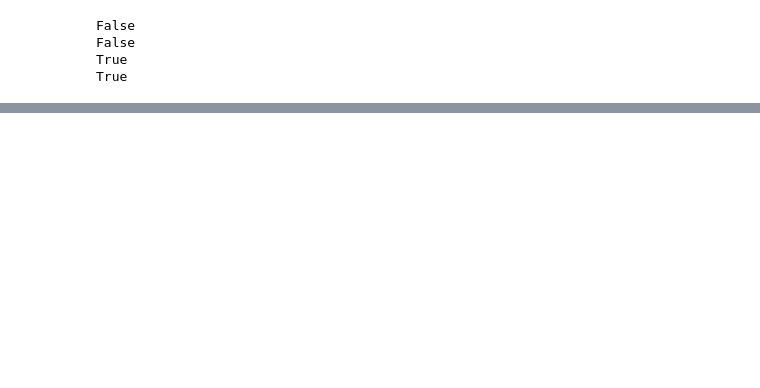
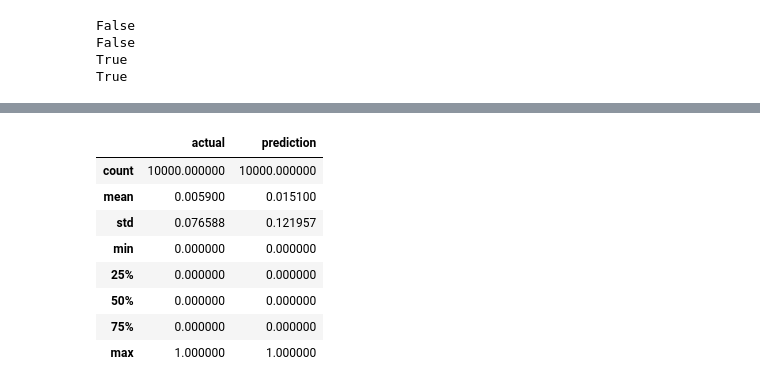
Before and after one commit to jplumb/FIW, a Jupyter notebook: main.ipynb, the cells around one changed output, grey strips where cells are left out. Saved outputs shown, nothing was run; the diff lists cells and outputs as text; code cells hidden in the pictures; blank space fills up the shorter version.

```diff
--- a/main.ipynb
+++ b/main.ipynb
@@ -293,0 +372,31 @@ Images of a few related people:
+# %%
+def test_image_pair(person1, person2, person1fam_index, person2fam_index):
+    # TODO Once the model is trained, use it instead of this placeholder (family name) predictor
+    likelihood = (person1[:person1fam_index] == person2[:person2fam_index])
+    return likelihood
+
+
+results = []
+for pair in test_pairs[:10000]:
+
+    person1fam_index = pair[0].find('/')
+    person2fam_index = pair[1].find('/')
+
+    person1 = pair[0][:pair[0].find('/', person1fam_index+1)]
+    person2 = pair[1][:pair[1].find('/', person2fam_index+1)]
+
+    results.append({'actual':int(isRelated(relations_df, person1, person2)),
+                    'prediction':float(test_image_pair(person1, person2, person1fam_index, person2fam_index))})
+
+results_df = pandas.DataFrame(results)
+results_df.describe()
+# %% [output]
+|  | actual | prediction |
+| count | 10000.000000 | 10000.000000 |
+| mean | 0.005900 | 0.015100 |
+| std | 0.076588 | 0.121957 |
+| min | 0.000000 | 0.000000 |
+| 25% | 0.000000 | 0.000000 |
+| 50% | 0.000000 | 0.000000 |
+| 75% | 0.000000 | 0.000000 |
+| max | 1.000000 | 1.000000 |
```
Also changed, not shown: parts of 28 cells of this notebook.
